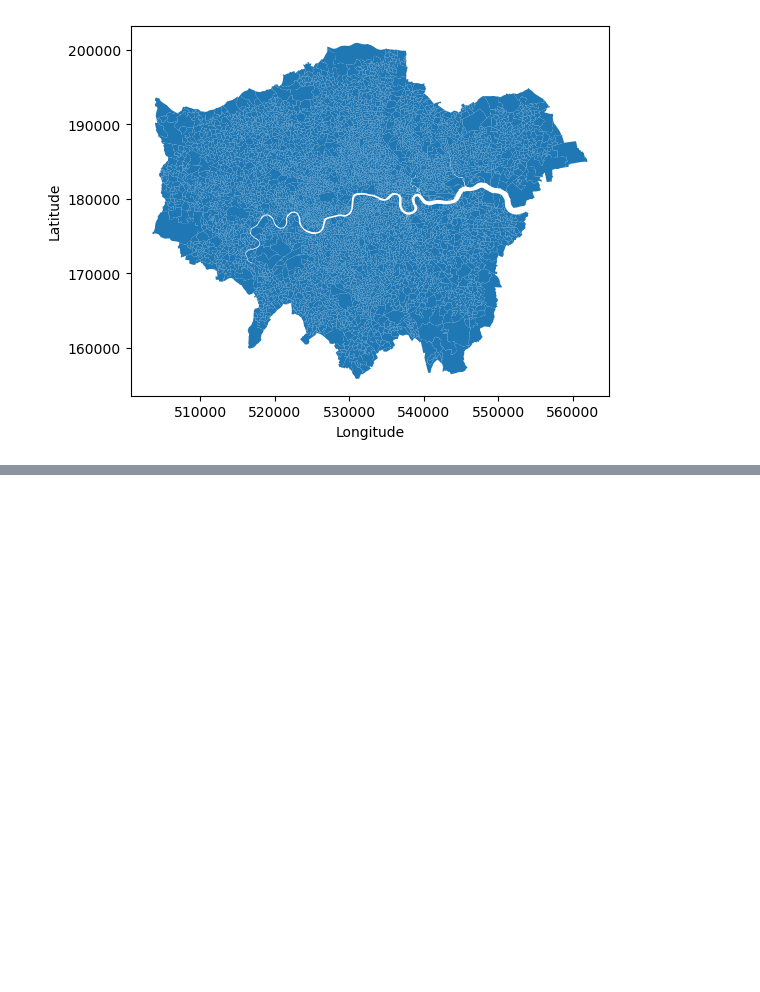
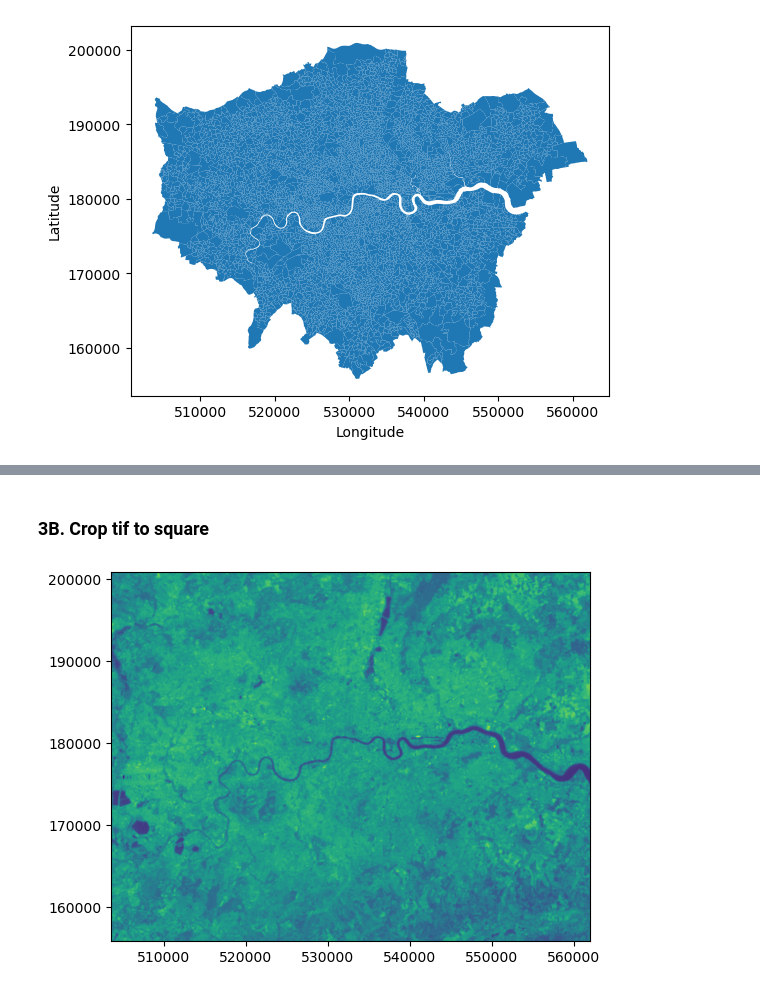
Before and after one commit to simwen/London_uhi, a Jupyter notebook: london_uhi.ipynb, the cells around one changed output, grey strips where cells are left out. Drawn from its saved outputs; the diff is of its cells as text; code cells hidden in the pictures; blank space fills up the shorter version.

```diff
--- a/london_uhi.ipynb
+++ b/london_uhi.ipynb
@@ -452,12 +293,0 @@ bng_easting, bng_northing
-# %%
-with rio.open(f'./data/{pane_id}/ST_bng.TIF') as src:
-    bounds = src.bounds
-    print("Bounds:", bounds)
-    crs = src.crs
-    print("Coordinate Reference System:", crs)
-
-with rio.open(f'./data/{pane_id}/{pane_id}_ST_B10.TIF') as src:
-    bounds = src.bounds
-    print("Bounds:", bounds)
-    crs = src.crs
-    print("Coordinate Reference System:", crs)
@@ -537,0 +294,43 @@ st_df = pd.melt(st_df, id_vars=['y'], var_name='x', value_name='value')
+# %% [markdown]
+### 3B. Crop tif to square
+# %%
+maxx = london_lsoas_bng['geometry'].bounds['maxx'].max()
+maxy = london_lsoas_bng['geometry'].bounds['maxy'].max()
+minx = london_lsoas_bng['geometry'].bounds['minx'].min()
+miny = london_lsoas_bng['geometry'].bounds['miny'].min()
+# %%
+#minx, miny, maxx, maxy = 500000, 150000, 565000, 205000
+
+with rio.open('./data/intermediate/B10_bng.tif') as src:
+    # Get the window corresponding to the specified bounding box
+    window = rio.windows.from_bounds(minx, miny, maxx, maxy, src.transform)
+
+    # Read the data within the specified window
+    cropped_data = src.read(window=window)
+
+# Create a new rasterio DatasetReader for the cropped data
+cropped_src = rio.open(
+    './data/intermediate/B10_bng_cropped.tif',
+    'w',
+    driver='GTiff',
+    width=cropped_data.shape[2],
+    height=cropped_data.shape[1],
+    count=src.count,
+    dtype=cropped_data.dtype,
+    crs=src.crs,
+    transform=src.window_transform(window)
+)
+
+# Write the cropped data to the new TIFF file
+cropped_src.write(cropped_data)
+
+# Close the files
+src.close()
+cropped_src.close()
+
+# Show the cropped image
+with rio.open('./data/intermediate/B10_bng_cropped.tif') as cropped_src:
+    show(cropped_src)
+cropped_src.close()
+# %% [output]
+[figure, added]
```
Also changed, not shown: parts of 25 cells of this notebook.
